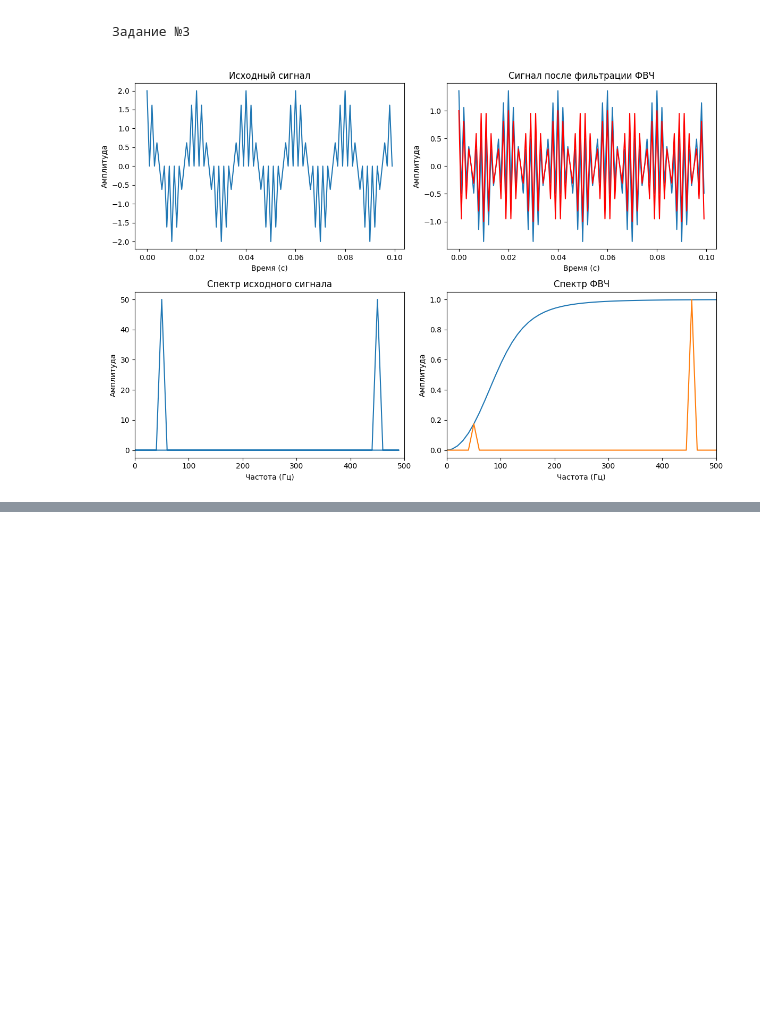
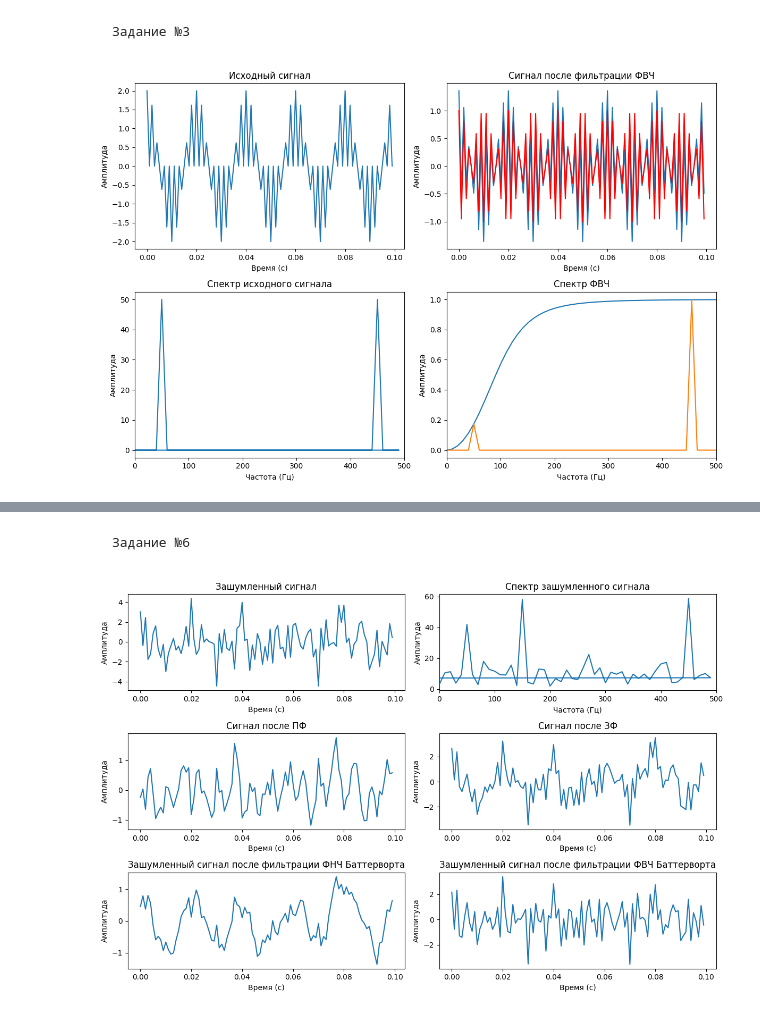
Before and after one commit to kvasik3000/Digital_Signals, a Jupyter notebook: Lab_4/Lab4.ipynb, the cells around one changed output, grey strips where cells are left out. Saved outputs shown, nothing was run; the diff lists cells and outputs as text; code cells hidden in the pictures; blank space fills up the shorter version.

`````diff
--- a/Lab_4/Lab4.ipynb
+++ b/Lab_4/Lab4.ipynb
@@ -160,0 +251,80 @@ plt.show()
+# %% [markdown]
+````
+Задание №6
+````
+# %%
+t = np.linspace(0, 0.1, int(fs * 0.1), endpoint=False) # Временная шкала 1 секунда
+signal_cos = np.cos(2 * np.pi * 50 * t) + np.cos(2 * np.pi * 150 * t) + np.cos(2 * np.pi * 450 * t)
+
+white_noise = np.random.normal(0,1.0,len(signal_cos))
+
+noise_signal = white_noise + signal_cos
+
+noise_signal_spectrum = np.abs(np.fft.fft(noise_signal))
+
+filtered_pf_noise_signal = np.fft.ifft(np.fft.fft(noise_signal) * P_filter(w_x,wc_x))
+
+filtered_zf_noise_signal = np.fft.ifft(np.fft.fft(noise_signal) * Z_filter(w_x,wc_x))
+
+H_h = butterwort_high(w,wc)
+H_l = butterwort_low(w,wc)
+
+filtered_low_noise_signal = np.fft.ifft(np.fft.fft(noise_signal) * H_l)
+
+filtered_hight_noise_signal = np.fft.ifft(np.fft.fft(noise_signal) * H_h)
+
+
+# Создаем график
+plt.figure(figsize=(12, 8))
+
+# Подграфик 1: Исходный сигнал
+plt.subplot(3, 2, 1)
+plt.plot(t, noise_signal)
+plt.xlabel('Время (с)')
+plt.ylabel('Амплитуда')
+plt.title('Зашумленный сигнал')
+
+plt.subplot(3, 2, 2)
+plt.plot(np.fft.fftfreq(len(t), 1 / fs), noise_signal_spectrum)
+plt.xlabel('Частота (Гц)')
+plt.ylabel('Амплитуда')
+plt.title('Спектр зашумленного сигнала')
+plt.xlim(0,500)
+
+# Подграфик 2: Отфильтрованный сигнал
+plt.subplot(3, 2, 3)
+plt.plot(t, filtered_pf_noise_signal)
+# plt.plot(t,signal450,color = "red")
+plt.xlabel('Время (с)')
+plt.ylabel('Амплитуда')
+plt.title('Сигнал после ПФ')
+
+# Подграфик 2: Отфильтрованный сигнал
+plt.subplot(3, 2, 4)
+plt.plot(t, filtered_zf_noise_signal)
+# plt.plot(t,signal450,color = "red")
+plt.xlabel('Время (с)')
+plt.ylabel('Амплитуда')
+plt.title('Сигнал после ЗФ')
+
+# Подграфик 2: Отфильтрованный сигнал
+plt.subplot(3, 2, 5)
+plt.plot(t, filtered_low_noise_signal)
+# plt.plot(t,signal50,color = "red")
+plt.xlabel('Время (с)')
+plt.ylabel('Амплитуда')
+plt.title('Зашумленный сигнал после фильтрации ФНЧ Баттерворта')
+
+# Подграфик 2: Отфильтрованный сигнал
+plt.subplot(3, 2, 6)
+plt.plot(t, filtered_hight_noise_signal)
+# plt.plot(t,signal50,color = "red")
+plt.xlabel('Время (с)')
+plt.ylabel('Амплитуда')
+plt.title('Зашумленный сигнал после фильтрации ФВЧ Баттерворта')
+
+
+plt.tight_layout()
+plt.show()
+# %% [output]
+[figure, added]
`````
Also changed, not shown: parts of 6 cells of this notebook.
